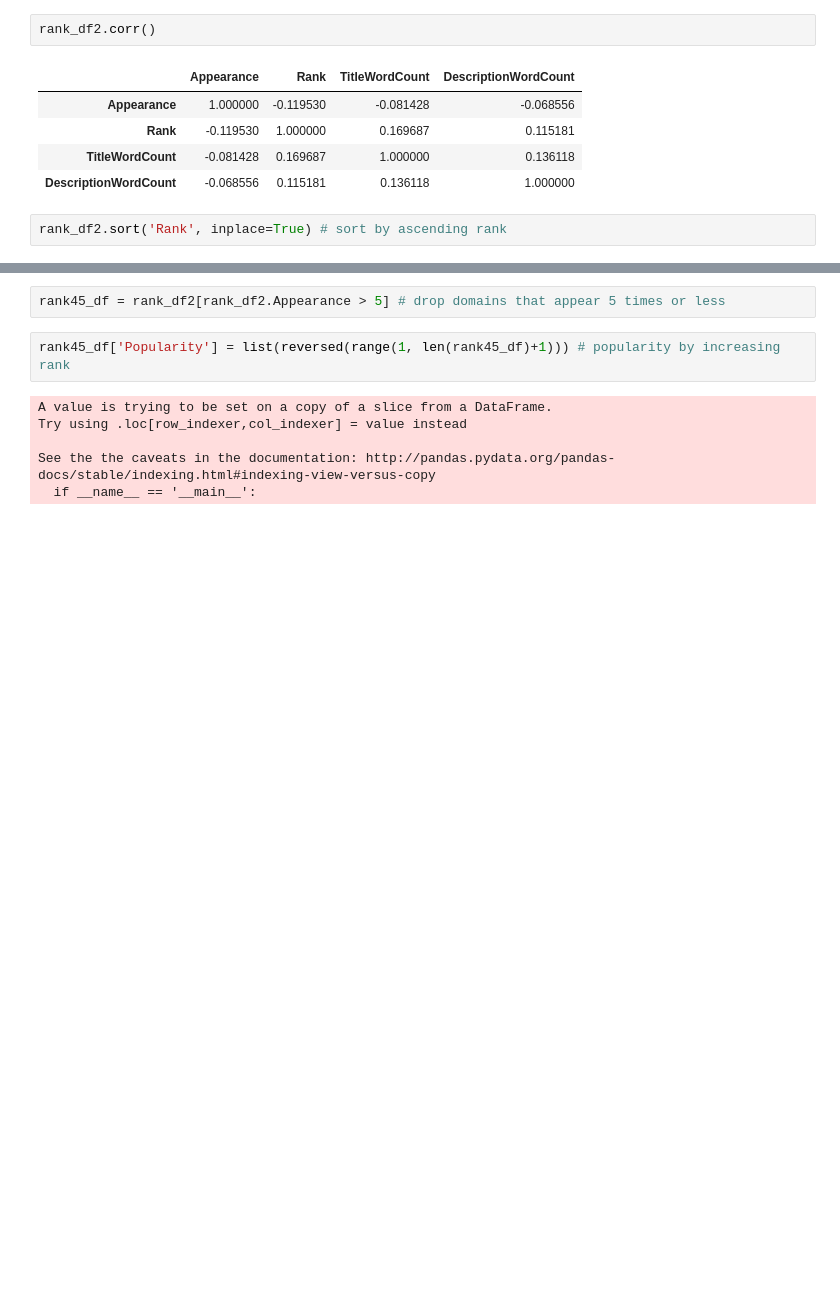
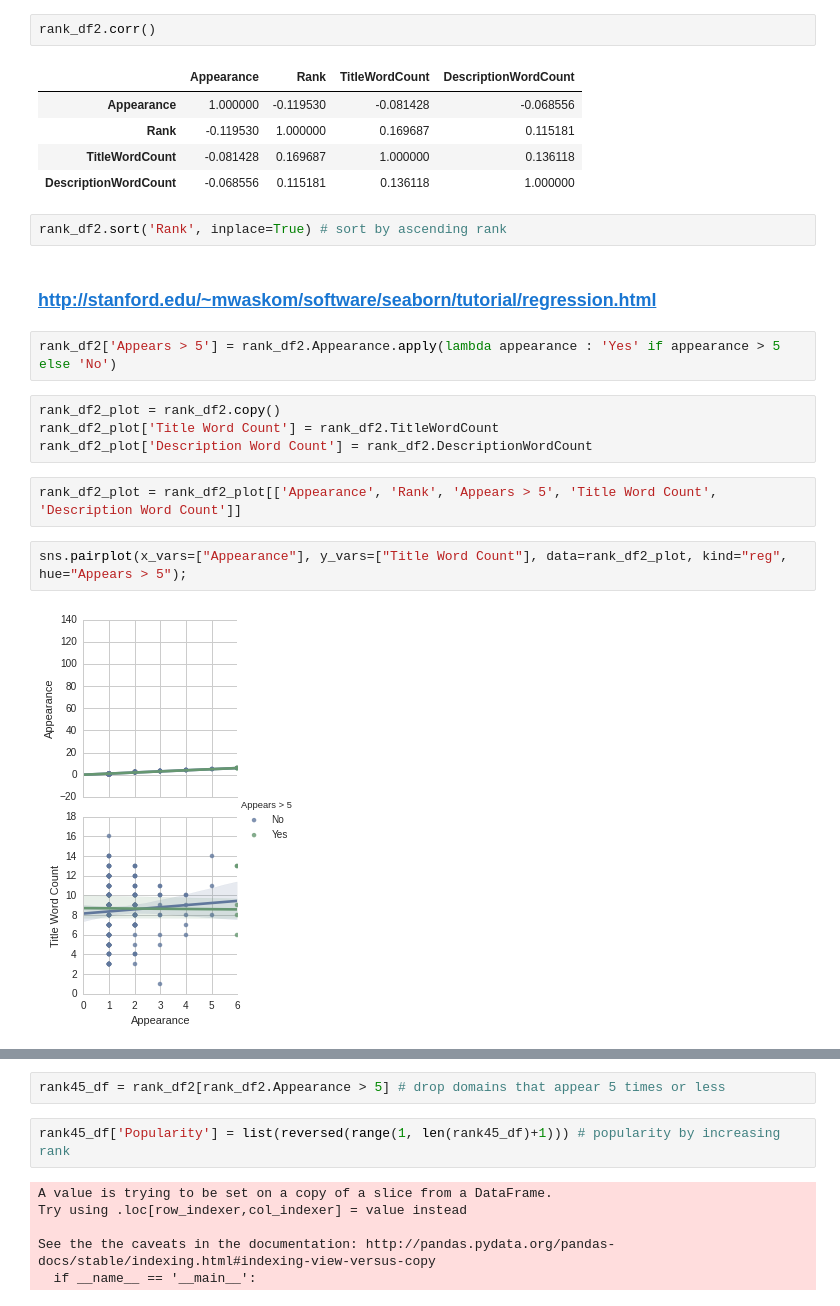
Before and after one commit to kevin11h/macys, a Jupyter notebook: Wedding Keyword SEO.ipynb, the cells around one changed output, grey strips where cells are left out. Cells and saved outputs as stored; diff of their text form; blank space fills up the shorter version.

Commit message:
add sns pairplots

```diff
--- a/Wedding Keyword SEO.ipynb
+++ b/Wedding Keyword SEO.ipynb
@@ -444,3 +470,17 @@ rank_df2.corr()
 | DescriptionWordCount | -0.068556 | 0.115181 | 0.136118 | 1.000000 |
 # %%
 rank_df2.sort('Rank', inplace=True) # sort by ascending rank
+# %% [markdown]
+### http://stanford.edu/~mwaskom/software/seaborn/tutorial/regression.html
+# %%
+rank_df2['Appears > 5'] = rank_df2.Appearance.apply(lambda appearance : 'Yes' if appearance > 5 else 'No')
+# %%
+rank_df2_plot = rank_df2.copy()
+rank_df2_plot['Title Word Count'] = rank_df2.TitleWordCount
+rank_df2_plot['Description Word Count'] = rank_df2.DescriptionWordCount
+# %%
+rank_df2_plot = rank_df2_plot[['Appearance', 'Rank', 'Appears > 5', 'Title Word Count', 'Description Word Count']]
+# %%
+sns.pairplot(x_vars=["Appearance"], y_vars=["Title Word Count"], data=rank_df2_plot, kind="reg", hue="Appears > 5");
+# %% [output]
+[figure, added]
```
Also changed, not shown: parts of 8 cells of this notebook, 1 other file.
